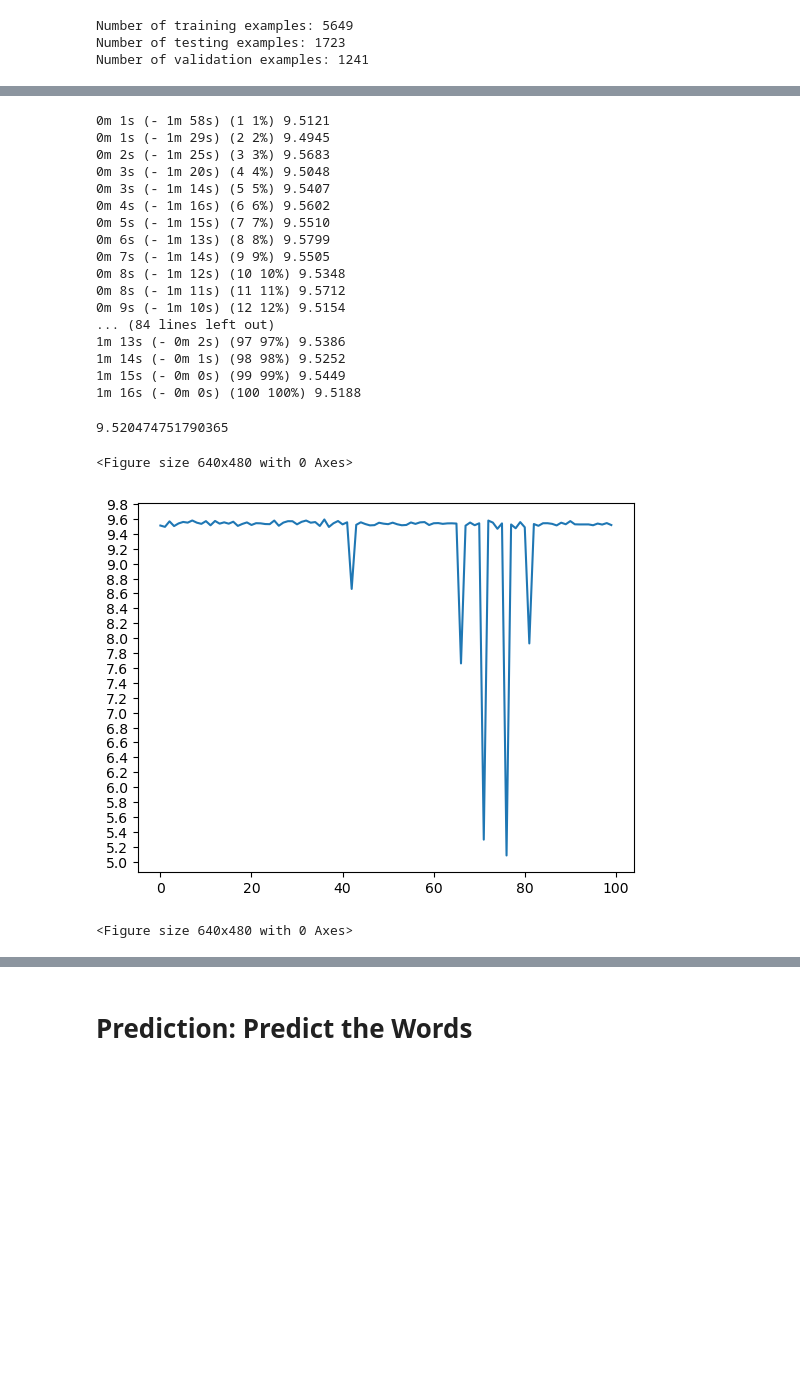
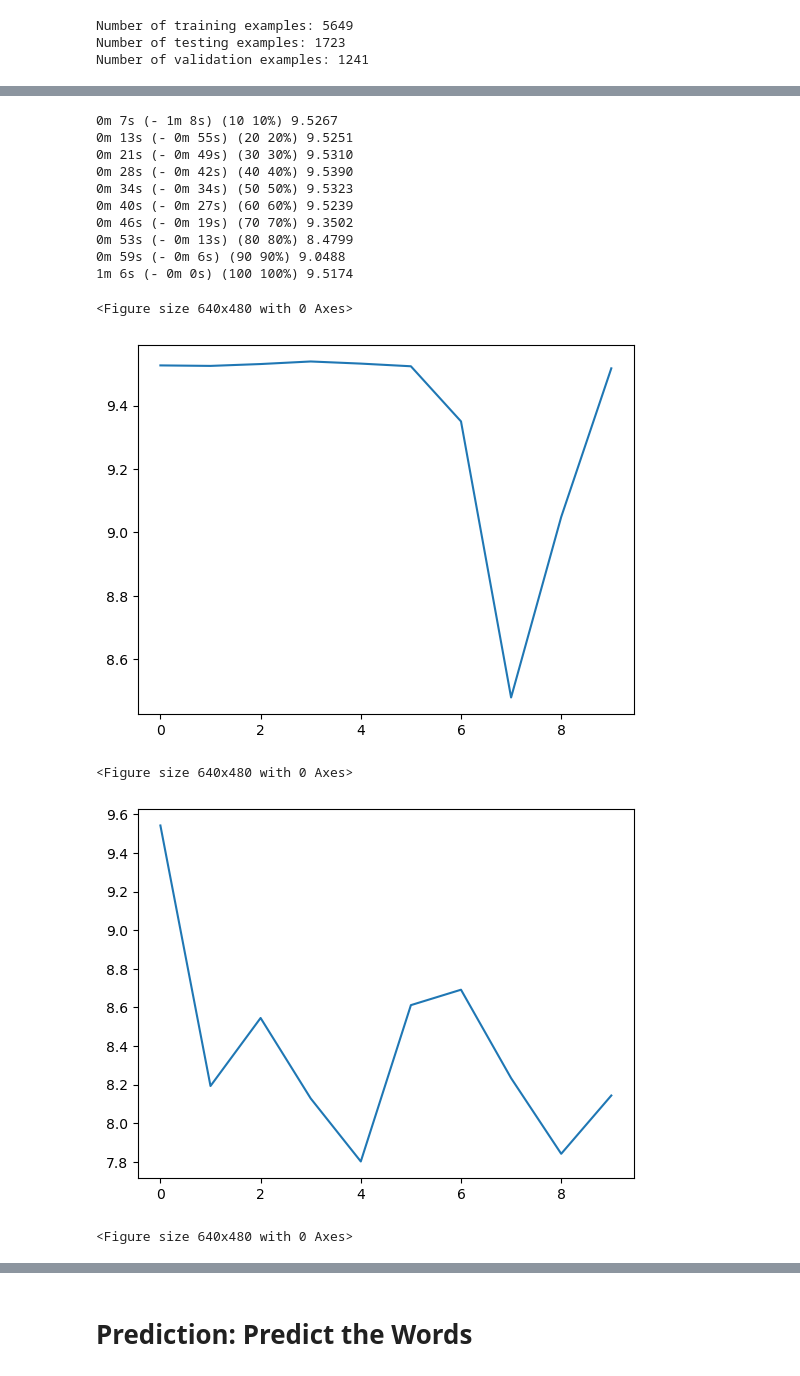
Before and after one commit to nurrizkyimani/nlp-clickbait-transfers, a Jupyter notebook: RECREATE_project_transfer.ipynb, the cells around one changed output, grey strips where cells are left out. Cells and saved outputs as stored; diff of their text form; code cells hidden in the pictures; blank space fills up the shorter version.

```diff
--- a/RECREATE_project_transfer.ipynb
+++ b/RECREATE_project_transfer.ipynb
@@ -962,7 +974,16 @@ def showPlot(points):
 # %% [markdown]
 # Training: Evaluation
 # %%
-def evaluating(encoder_a, encoder_c, decoder,criterion, n_iters, data_pairs,  max_length=MAX_LENGTH, plot_every : int =10,):
+def evaluating(
+        encoder_a,
+        encoder_c,
+        decoder,
+        criterion,
+        n_iters,
+        data_pairs,
+        plot_every : int =10,
+        max_length=MAX_LENGTH,
+):
 
     encoder_a.eval()
     encoder_c.eval()
@@ -1015,11 +1036,13 @@ def evaluating(encoder_a, encoder_c, decoder,criterion, n_iters, data_pairs,  ma
                     break
 
             l = loss.item() / target_length
+            plot_loss_total += l
 
-            plot_loss_total += l
-            plot_every = 10
-            plot_loss_avg = plot_loss_total / plot_every
-            plot_losses.append(plot_loss_avg)
+            if iter % plot_every == 0:
+
+                plot_loss_avg = plot_loss_total / plot_every
+                plot_losses.append(plot_loss_avg)
+                plot_loss_total = 0
 
         torch.save(encoder_a.state_dict(), 'encoder-a-model.pt')
         torch.save(encoder_c.state_dict(), 'encoder-c-model.pt')
@@ -1084,47 +1112,52 @@ decoder = DecoderRNN(HID_DIM + HID_DIM, word_vec_size, OUTPUT_DIM).to(device)
 # %%
 # Running the Training -> trainingIters() -> train() : return -> None, but new develop encoder_a, encoder_c and decoder
 n_iters = 100
-print_every = 1
-plot_every = 1
+# print_every = 1
+plot_every = 10
 learning_rate = 0.01
+
 
 training(
     encoder_c,
     encoder_a,
     decoder,
     n_iters,
     train_data,
-    print_every,
-    plot_every,
-    learning_rate)
+    learning_rate,
+    plot_every
+)
 
 evaluating(
     encoder_a,
     encoder_c,
     decoder,
     criterion,
     n_iters,
-    validation_data
+    validation_data,
+    plot_every
 )
+
+test = evaluating(
+    encoder_a,
+    encoder_c,
+    decoder,
+    criterion,
+    n_iters,
+    test_data
+)
 # %% [output]
-0m 1s (- 1m 58s) (1 1%) 9.5121
-0m 1s (- 1m 29s) (2 2%) 9.4945
-0m 2s (- 1m 25s) (3 3%) 9.5683
-0m 3s (- 1m 20s) (4 4%) 9.5048
-0m 3s (- 1m 14s) (5 5%) 9.5407
-0m 4s (- 1m 16s) (6 6%) 9.5602
-0m 5s (- 1m 15s) (7 7%) 9.5510
-0m 6s (- 1m 13s) (8 8%) 9.5799
-0m 7s (- 1m 14s) (9 9%) 9.5505
-0m 8s (- 1m 12s) (10 10%) 9.5348
-0m 8s (- 1m 11s) (11 11%) 9.5712
-0m 9s (- 1m 10s) (12 12%) 9.5154
-... (84 lines left out)
-1m 13s (- 0m 2s) (97 97%) 9.5386
-1m 14s (- 0m 1s) (98 98%) 9.5252
-1m 15s (- 0m 0s) (99 99%) 9.5449
-1m 16s (- 0m 0s) (100 100%) 9.5188
+0m 7s (- 1m 8s) (10 10%) 9.5267
+0m 13s (- 0m 55s) (20 20%) 9.5251
+0m 21s (- 0m 49s) (30 30%) 9.5310
+0m 28s (- 0m 42s) (40 40%) 9.5390
+0m 34s (- 0m 34s) (50 50%) 9.5323
+0m 40s (- 0m 27s) (60 60%) 9.5239
+0m 46s (- 0m 19s) (70 70%) 9.3502
+0m 53s (- 0m 13s) (80 80%) 8.4799
+0m 59s (- 0m 6s) (90 90%) 9.0488
+1m 6s (- 0m 0s) (100 100%) 9.5174
-9.520474751790365
+<Figure size 640x480 with 0 Axes>
+[figure, new version]
 <Figure size 640x480 with 0 Axes>
-[figure, old version]
+[figure, new version]
 <Figure size 640x480 with 0 Axes>
```
Also changed, not shown: parts of 26 cells of this notebook, 12 other files.
